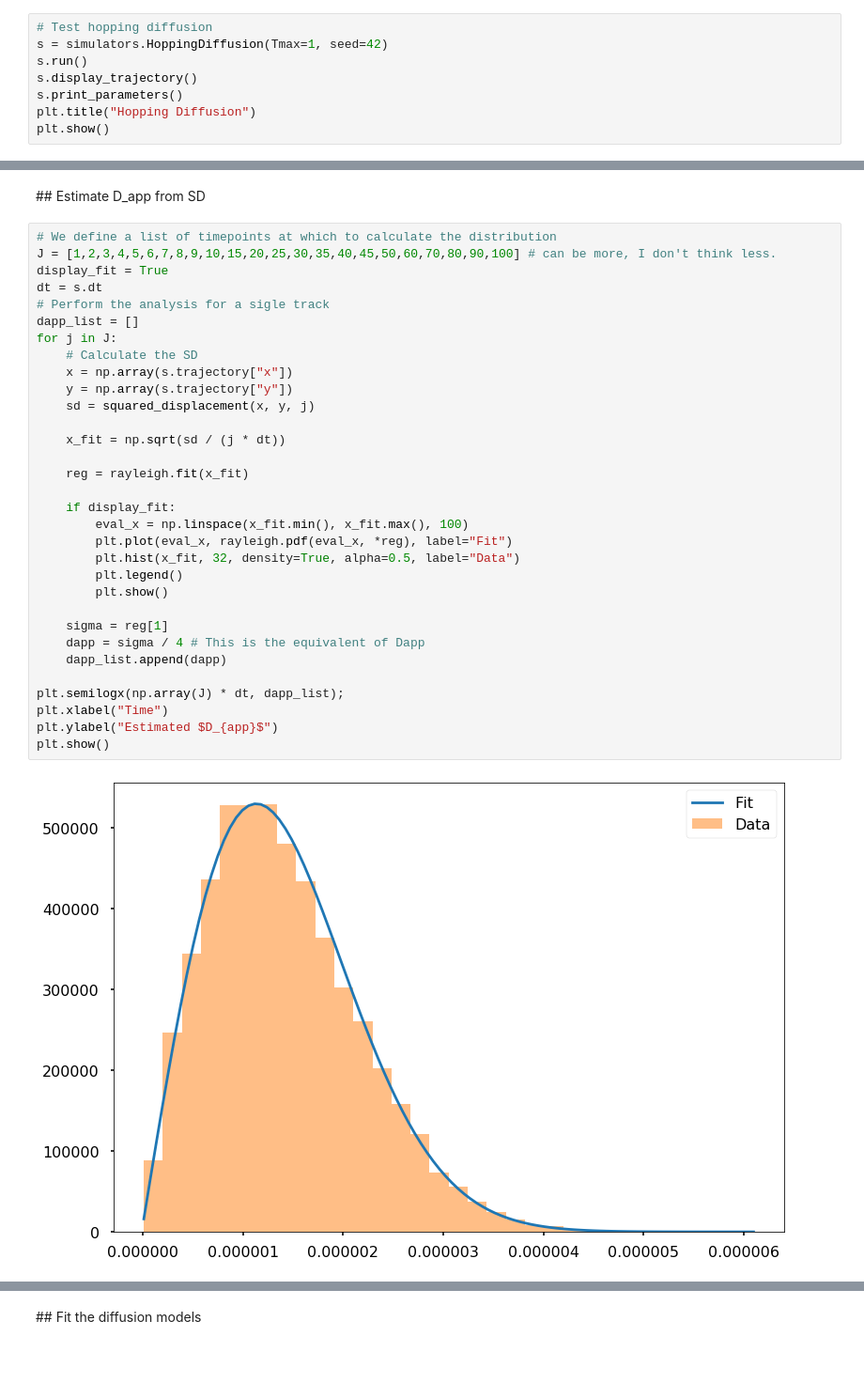
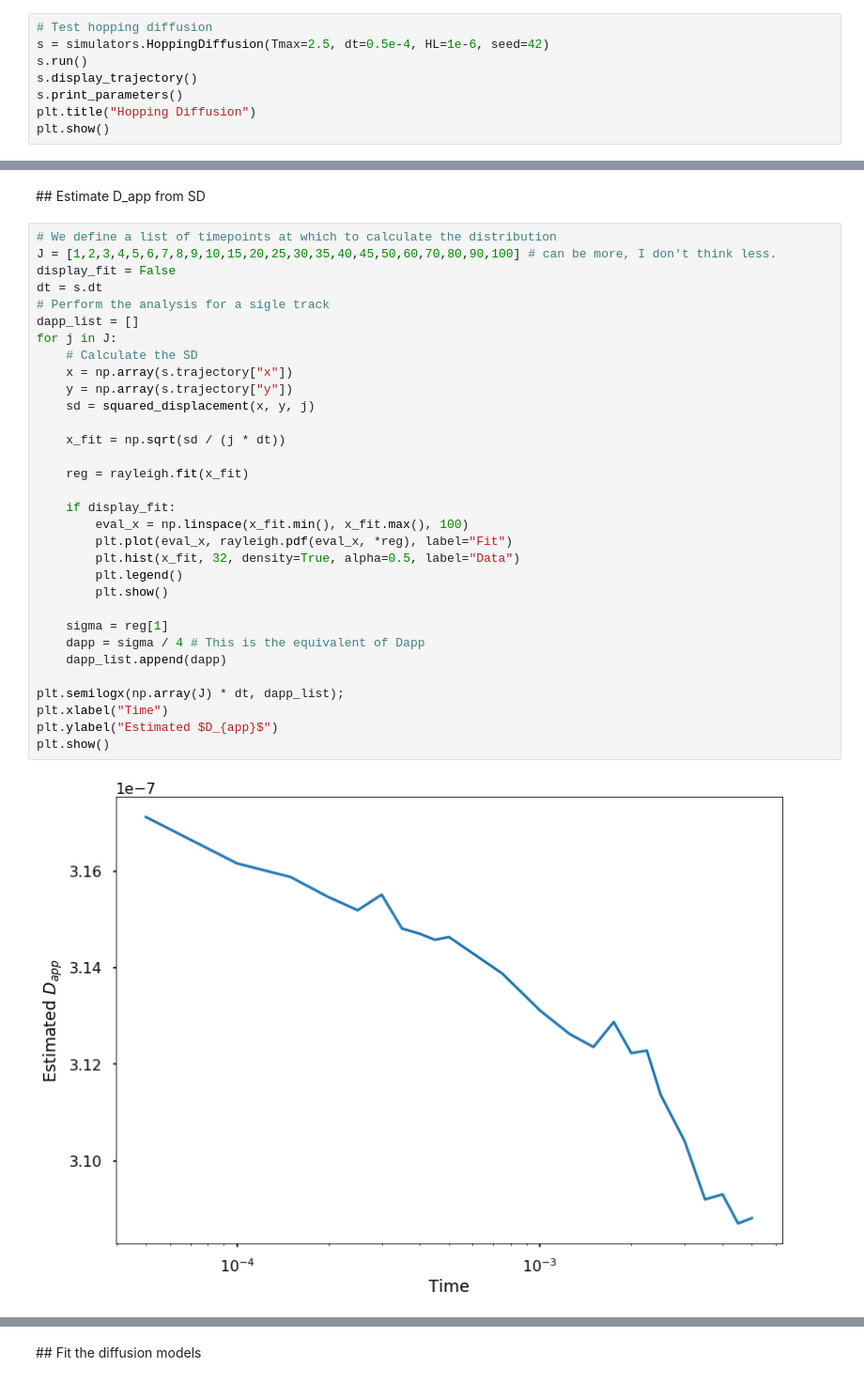
Before and after one commit to Eggeling-Lab-Microscope-Software/TRAIT2D, a Jupyter notebook: notebooks/2019-11-21-TestModelRegression.ipynb, the cells around one changed output, grey strips where cells are left out. Shown at 94% size. Cells and saved outputs as stored; diff of their text form; blank space fills up the shorter version.

Commit message:
Example of simulation calls, and regression to diffusion models (although it doesn't converge)

```diff
--- a/notebooks/2019-11-21-TestModelRegression.ipynb
+++ b/notebooks/2019-11-21-TestModelRegression.ipynb
@@ -26,7 +26,7 @@ plt.show()
 [figure]
 # %%
 # Test hopping diffusion
-s = simulators.HoppingDiffusion(Tmax=1, seed=42)
+s = simulators.HoppingDiffusion(Tmax=2.5, dt=0.5e-4, HL=1e-6, seed=42)
 s.run()
 s.display_trajectory()
 s.print_parameters()
@@ -192,34 +206,34 @@ plt.show()
 # %%
 # We define a list of timepoints at which to calculate the distribution
 J = [1,2,3,4,5,6,7,8,9,10,15,20,25,30,35,40,45,50,60,70,80,90,100] # can be more, I don't think less.
-display_fit = True
+display_fit = False
 dt = s.dt
 # Perform the analysis for a sigle track
 dapp_list = []
 for j in J:
     # Calculate the SD
     x = np.array(s.trajectory["x"])
     y = np.array(s.trajectory["y"])
     sd = squared_displacement(x, y, j)
 
     x_fit = np.sqrt(sd / (j * dt))
 
     reg = rayleigh.fit(x_fit)
 
     if display_fit:
         eval_x = np.linspace(x_fit.min(), x_fit.max(), 100)
         plt.plot(eval_x, rayleigh.pdf(eval_x, *reg), label="Fit")
         plt.hist(x_fit, 32, density=True, alpha=0.5, label="Data")
         plt.legend()
         plt.show()
 
     sigma = reg[1]
     dapp = sigma / 4 # This is the equivalent of Dapp
     dapp_list.append(dapp)
 
 plt.semilogx(np.array(J) * dt, dapp_list);
 plt.xlabel("Time")
 plt.ylabel("Estimated $D_{app}$")
 plt.show()
 # %% [output]
-[figure, old version]
+[figure, new version]
```
Also changed, not shown: parts of 11 cells of this notebook, 1 other file.
